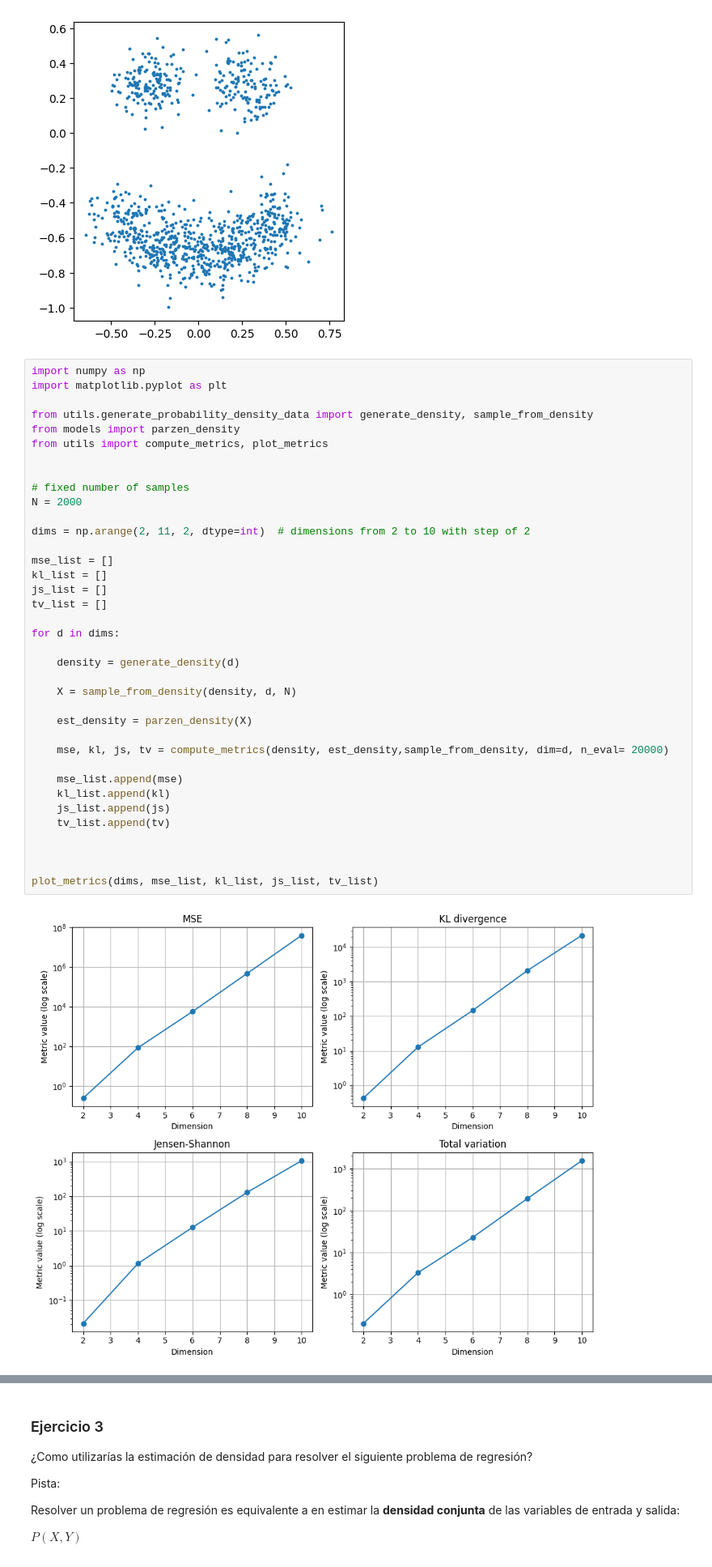
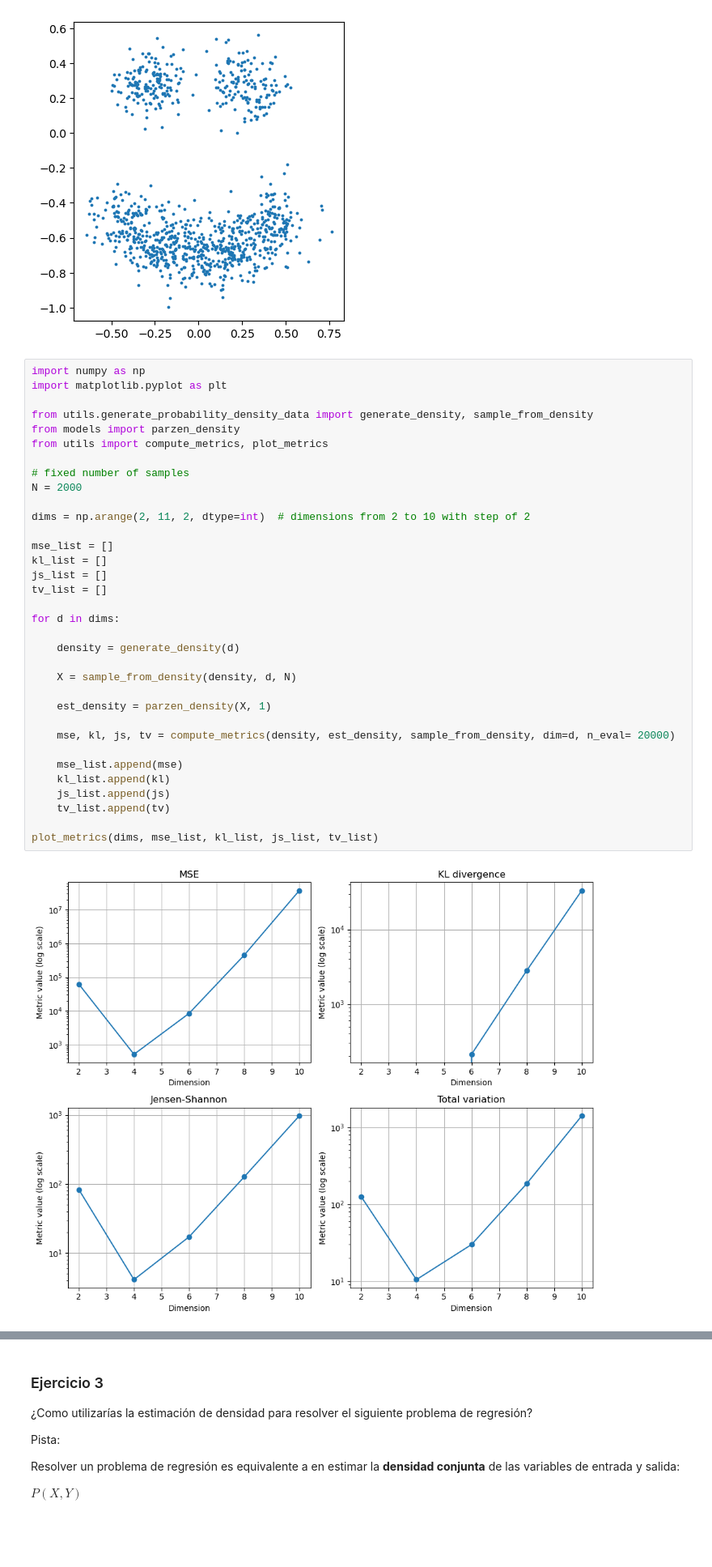
Before and after one commit to JosepDorronsoro/practicas3segundocuatri, a Jupyter notebook: apaut3/practicas/P03_AA3_2025_2026_12_Miranda_Dominguez/P03_AAIII_familia_exponencial.ipynb, the cells around one changed output, grey strips where cells are left out. Shown at 81% size. Saved outputs shown, nothing was run; the diff lists cells and outputs as text; blank space fills up the shorter version.

```diff
--- a/apaut3/practicas/P03_AA3_2025_2026_12_Miranda_Dominguez/P03_AAIII_familia_exponencial.ipynb
+++ b/apaut3/practicas/P03_AA3_2025_2026_12_Miranda_Dominguez/P03_AAIII_familia_exponencial.ipynb
@@ -96,39 +96,36 @@ import matplotlib.pyplot as plt
 
 from utils.generate_probability_density_data import generate_density, sample_from_density
 from models import parzen_density
 from utils import compute_metrics, plot_metrics
-
 
 # fixed number of samples
 N = 2000
 
 dims = np.arange(2, 11, 2, dtype=int)  # dimensions from 2 to 10 with step of 2
 
 mse_list = []
 kl_list = []
 js_list = []
 tv_list = []
 
 for d in dims:
 
     density = generate_density(d)
 
     X = sample_from_density(density, d, N)
 
-    est_density = parzen_density(X)
+    est_density = parzen_density(X, 1)
 
-    mse, kl, js, tv = compute_metrics(density, est_density,sample_from_density, dim=d, n_eval= 20000)
+    mse, kl, js, tv = compute_metrics(density, est_density, sample_from_density, dim=d, n_eval= 20000)
 
     mse_list.append(mse)
     kl_list.append(kl)
     js_list.append(js)
     tv_list.append(tv)
 
-
-
 plot_metrics(dims, mse_list, kl_list, js_list, tv_list)
 # %% [output]
-[figure, old version]
+[figure, new version]
 # %%
 # dimensión fija y aumentamos muestras
 dim = 2
```
Also changed, not shown: parts of 1 cell of this notebook, 45 other files.
